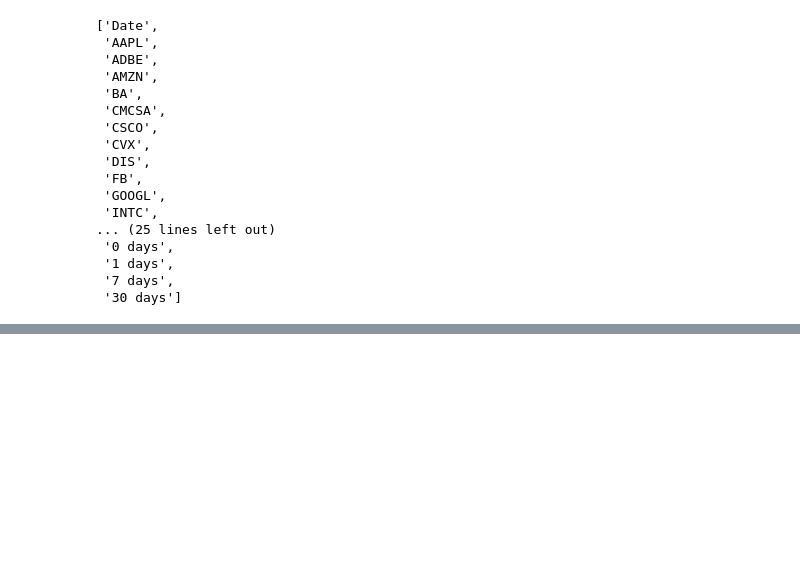
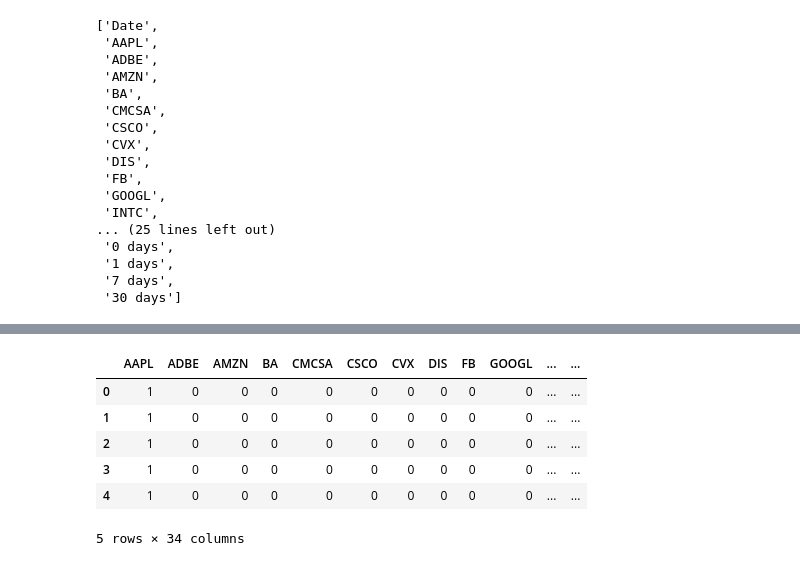
Before and after one commit to LucasG234/qpq, a Jupyter notebook: part1model.ipynb, the cells around one changed output, grey strips where cells are left out. Cells and saved outputs as stored; diff of their text form; code cells hidden in the pictures; blank space fills up the shorter version.

```diff
--- a/part1model.ipynb
+++ b/part1model.ipynb
@@ -81,3 +67,20 @@ db.describe()
+# %%
+db.dropna(axis=0, how='any', inplace=True)
+
+#Change predicted values to percentage changes, but leave original price as a factor
+db['1 days'] = (db['1 days'] / db['0 days'] * 100) - 100
+db['7 days'] = (db['7 days'] / db['0 days'] * 100) - 100
+db['30 days'] = (db['30 days'] / db['0 days'] * 100) - 100
+
+db.head()
+# %% [output]
+|  | AAPL | ADBE | AMZN | BA | CMCSA | CSCO | CVX | DIS | FB | GOOGL | ... | ... |
+| 0 | 1 | 0 | 0 | 0 | 0 | 0 | 0 | 0 | 0 | 0 | ... | ... |
+| 1 | 1 | 0 | 0 | 0 | 0 | 0 | 0 | 0 | 0 | 0 | ... | ... |
+| 2 | 1 | 0 | 0 | 0 | 0 | 0 | 0 | 0 | 0 | 0 | ... | ... |
+| 3 | 1 | 0 | 0 | 0 | 0 | 0 | 0 | 0 | 0 | 0 | ... | ... |
+| 4 | 1 | 0 | 0 | 0 | 0 | 0 | 0 | 0 | 0 | 0 | ... | ... |
+5 rows × 34 columns
 # %%
 #Drop AAPL to avoid colinearity
 columns = ['ADBE','AMZN','BA','CMCSA','CSCO','CVX','DIS','FB',
```
Also changed, not shown: parts of 13 cells of this notebook.
